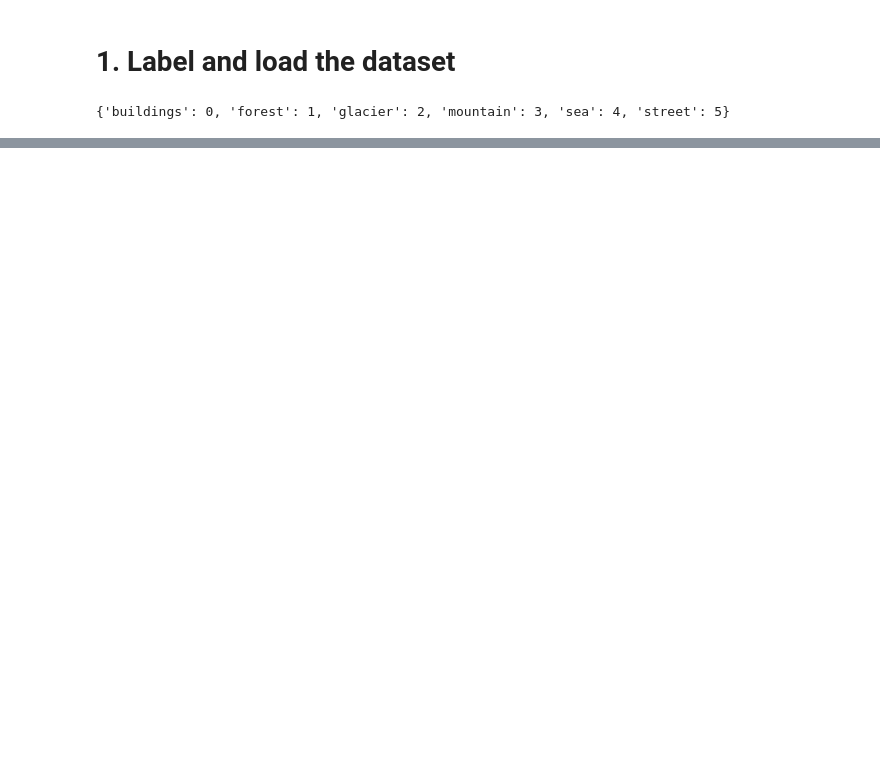
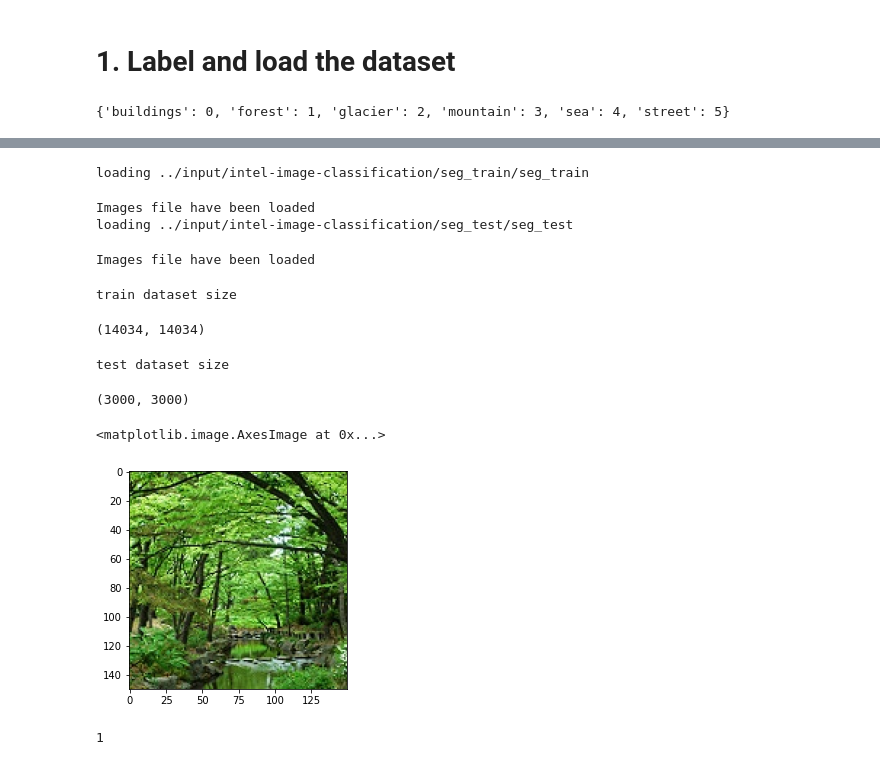
Before and after one commit to avikumart/Computer-vision, a Jupyter notebook: computervision-intel-image-clf.ipynb, the cells around one changed output, grey strips where cells are left out. Saved outputs shown, nothing was run; the diff lists cells and outputs as text; code cells hidden in the pictures; blank space fills up the shorter version.

Commit message:
Kaggle Notebook | [ComputerVision]Intel_Image_classification_project | Version 2

```diff
--- a/computervision-intel-image-clf.ipynb
+++ b/computervision-intel-image-clf.ipynb
@@ -41,0 +98,31 @@ train using pre-trained models from keras
+# %%
+# load the data using above functions
+((train_images, train_labels), (test_images, test_labels)) = load_dataset()
+# %% [output]
+loading ../input/intel-image-classification/seg_train/seg_train
+Images file have been loaded
+loading ../input/intel-image-classification/seg_test/seg_test
+Images file have been loaded
+# %%
+print("train dataset size")
+len(train_images), len(train_labels)
+# %% [output]
+train dataset size
+(14034, 14034)
+# %%
+print("test dataset size")
+len(test_images), len(test_labels)
+# %% [output]
+test dataset size
+(3000, 3000)
+# %%
+train_images = train_images/255.0
+# %%
+plt.imshow(train_images[10000])
+# %% [output]
+<matplotlib.image.AxesImage at 0x...>
+[figure, added]
+# %%
+train_labels[10000]
+# %% [output]
+1
```
Also changed, not shown: parts of 9 cells of this notebook.
